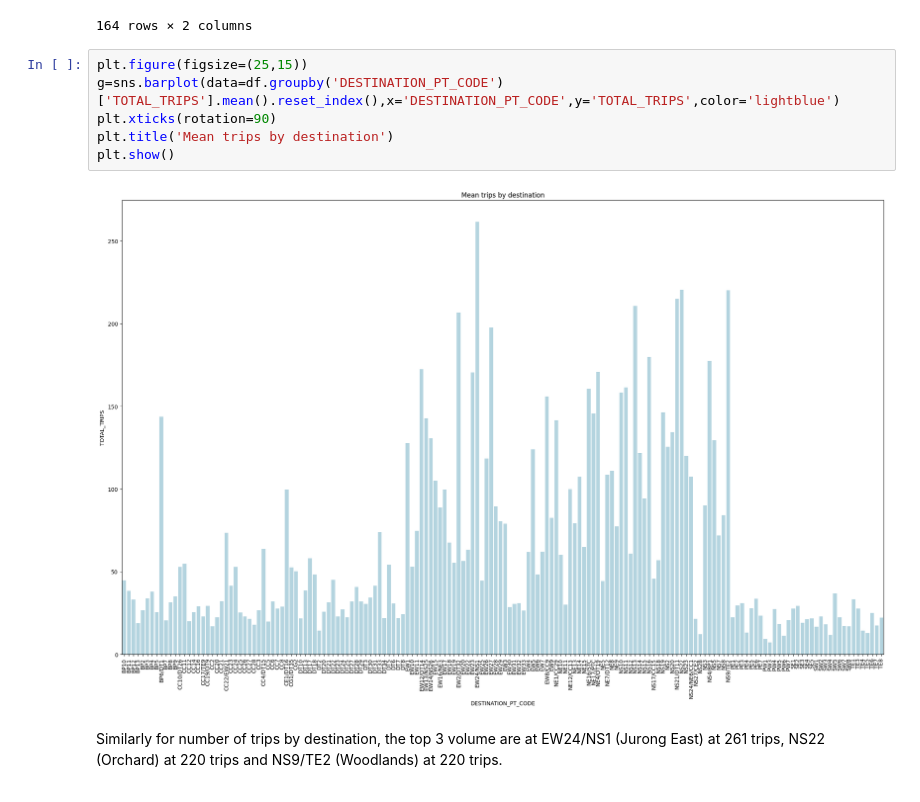
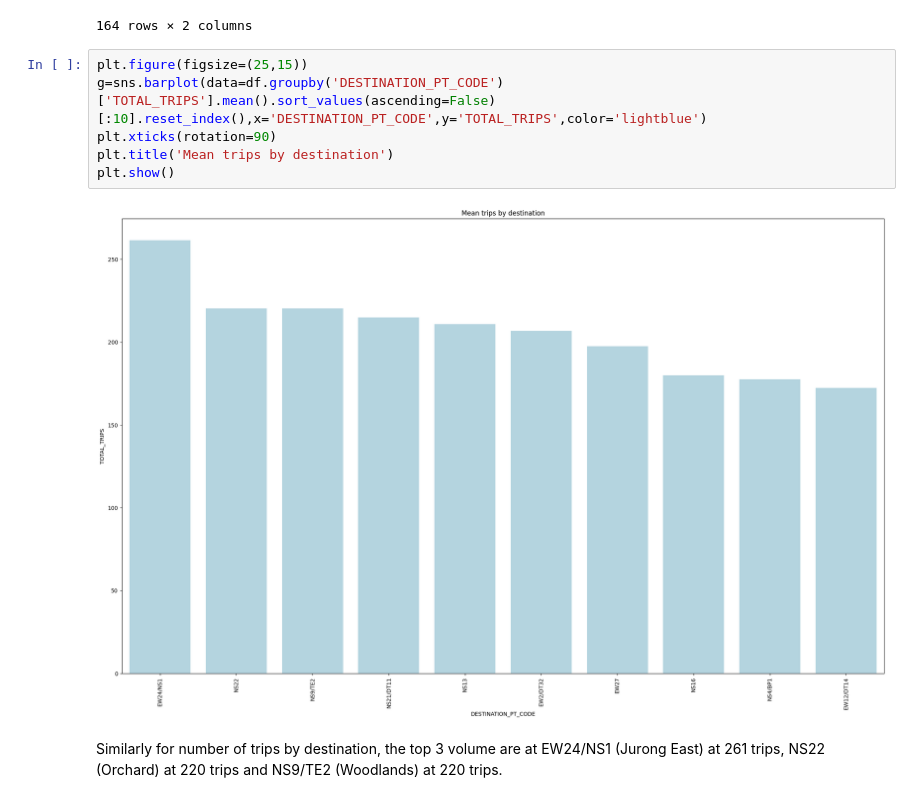
Before and after one commit to Calamin3/mrt_clustering, a Jupyter notebook: main.ipynb, the cells around one changed output. Saved outputs shown, nothing was run; the diff lists cells and outputs as text.

Commit message:
updated graphs

```diff
--- a/main.ipynb
+++ b/main.ipynb
@@ -193,12 +193,12 @@ df.groupby('DESTINATION_PT_CODE')['TOTAL_TRIPS'].mean().reset_index().sort_value
 164 rows × 2 columns
 # %%
 plt.figure(figsize=(25,15))
-g=sns.barplot(data=df.groupby('DESTINATION_PT_CODE')['TOTAL_TRIPS'].mean().reset_index(),x='DESTINATION_PT_CODE',y='TOTAL_TRIPS',color='lightblue')
+g=sns.barplot(data=df.groupby('DESTINATION_PT_CODE')['TOTAL_TRIPS'].mean().sort_values(ascending=False)[:10].reset_index(),x='DESTINATION_PT_CODE',y='TOTAL_TRIPS',color='lightblue')
 plt.xticks(rotation=90)
 plt.title('Mean trips by destination')
 plt.show()
 # %% [output]
-[figure, old version]
+[figure, new version]
 # %% [markdown]
 Similarly for number of trips by destination, the top 3 volume are at EW24/NS1 (Jurong East) at 261 trips, NS22 (Orchard) at 220 trips and NS9/TE2 (Woodlands) at 220 trips.
 # %% [markdown]
```
Also changed, not shown: parts of 1 cell of this notebook.
